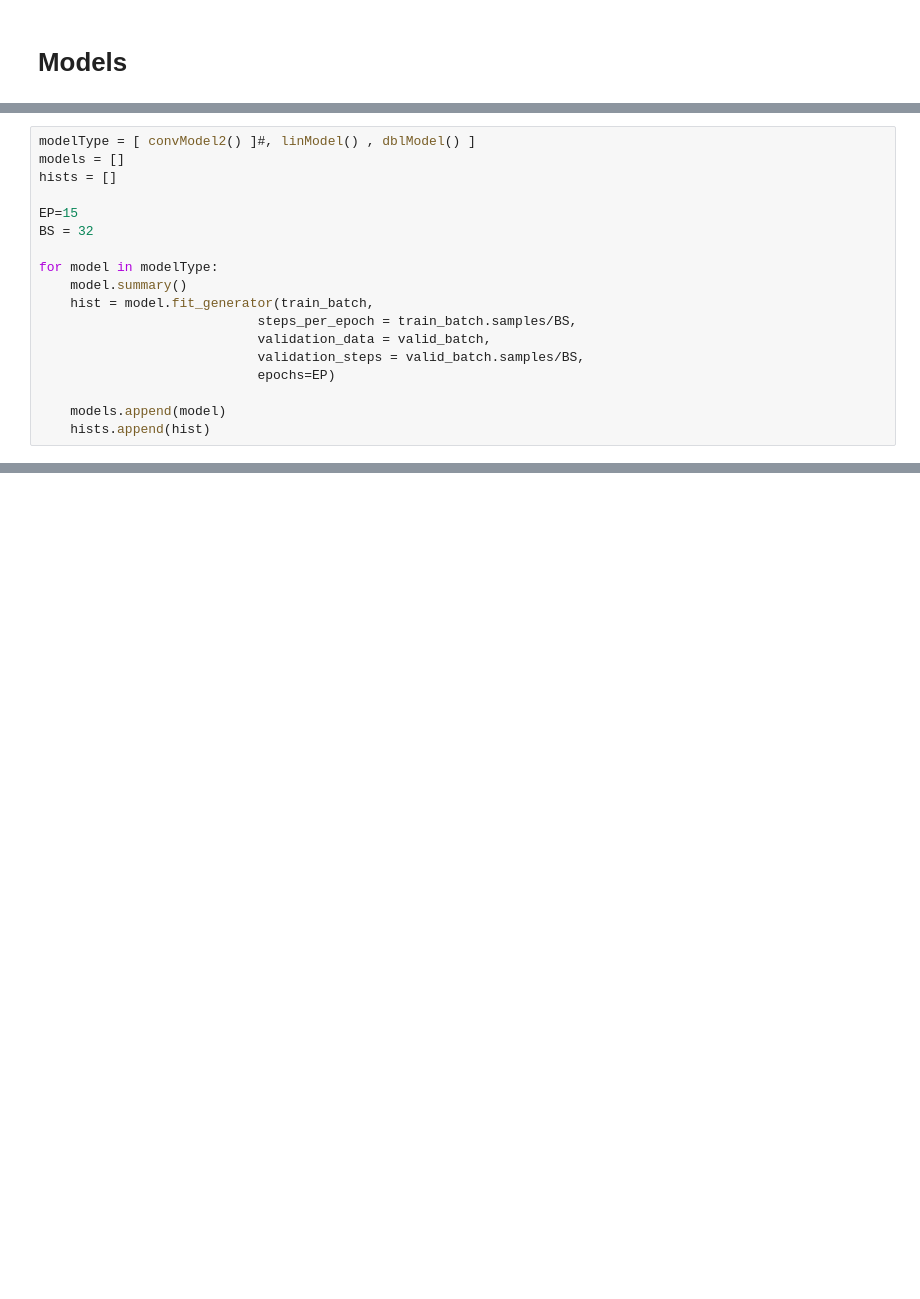
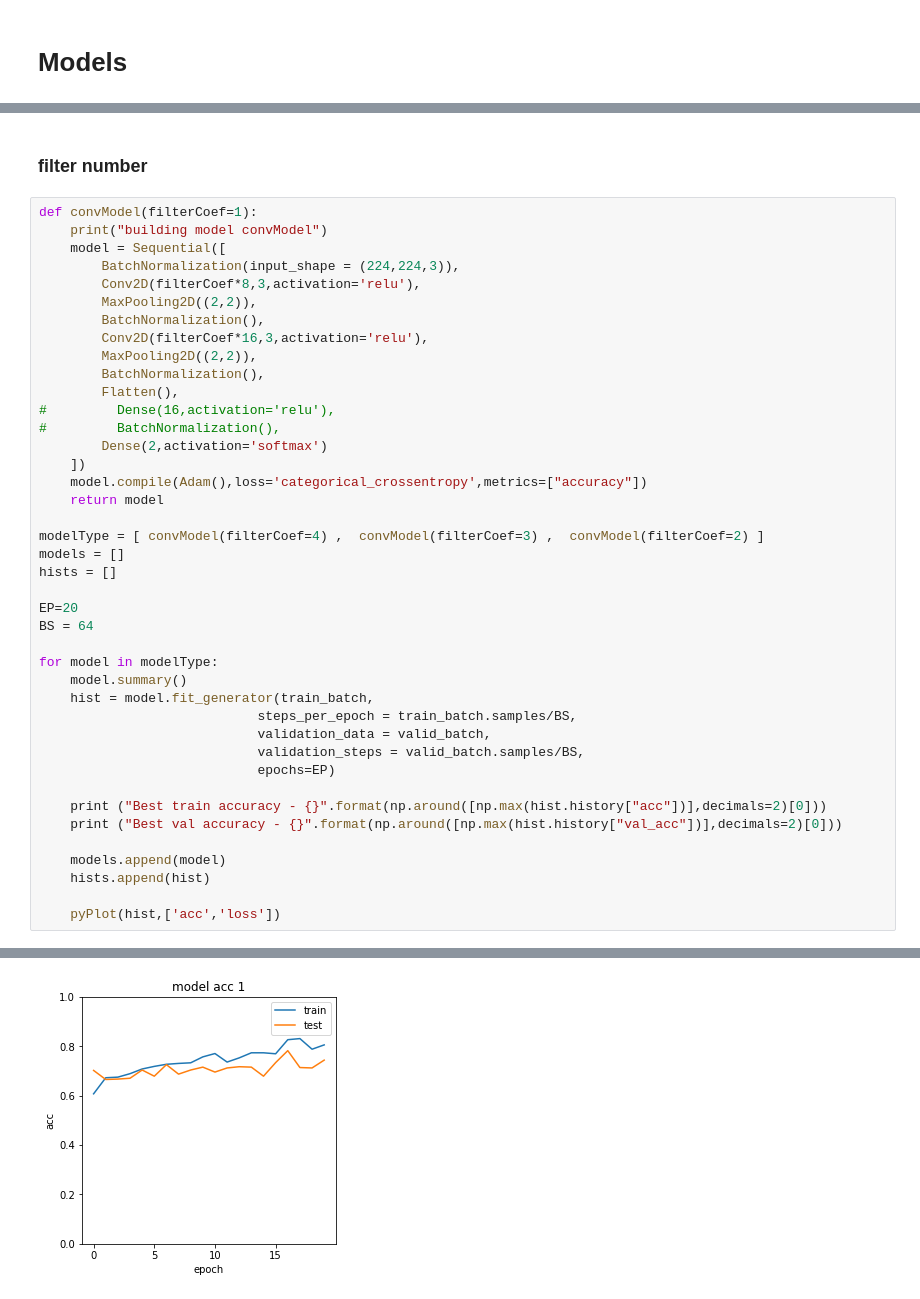
Before and after one commit to nixXx13/raspPi-detectionApp, a Jupyter notebook: ai_module/sd.ipynb, the cells around one changed output, grey strips where cells are left out. Cells and saved outputs as stored; diff of their text form; blank space fills up the shorter version.

```diff
--- a/ai_module/sd.ipynb
+++ b/ai_module/sd.ipynb
@@ -700,18 +411,0 @@ def convModel2():
-# %%
-modelType = [ convModel2() ]#, linModel() , dblModel() ]
-models = []
-hists = []
-
-EP=15
-BS = 32
-
-for model in modelType:
-    model.summary()
-    hist = model.fit_generator(train_batch,
-                            steps_per_epoch = train_batch.samples/BS,
-                            validation_data = valid_batch,
-                            validation_steps = valid_batch.samples/BS,
-                            epochs=EP)
-
-    models.append(model)
-    hists.append(hist)
@@ -740,0 +606,44 @@ Epoch 6/15
+# %% [markdown]
+### filter number
+# %%
+def convModel(filterCoef=1):
+    print("building model convModel")
+    model = Sequential([
+        BatchNormalization(input_shape = (224,224,3)),
+        Conv2D(filterCoef*8,3,activation='relu'),
+        MaxPooling2D((2,2)),
+        BatchNormalization(),
+        Conv2D(filterCoef*16,3,activation='relu'),
+        MaxPooling2D((2,2)),
+        BatchNormalization(),
+        Flatten(),
+#         Dense(16,activation='relu'),
+#         BatchNormalization(),
+        Dense(2,activation='softmax')
+    ])
+    model.compile(Adam(),loss='categorical_crossentropy',metrics=["accuracy"])
+    return model
+
+modelType = [ convModel(filterCoef=4) ,  convModel(filterCoef=3) ,  convModel(filterCoef=2) ]
+models = []
+hists = []
+
+EP=20
+BS = 64
+
+for model in modelType:
+    model.summary()
+    hist = model.fit_generator(train_batch,
+                            steps_per_epoch = train_batch.samples/BS,
+                            validation_data = valid_batch,
+                            validation_steps = valid_batch.samples/BS,
+                            epochs=EP)
+
+    print ("Best train accuracy - {}".format(np.around([np.max(hist.history["acc"])],decimals=2)[0]))
+    print ("Best val accuracy - {}".format(np.around([np.max(hist.history["val_acc"])],decimals=2)[0]))
+
+    models.append(model)
+    hists.append(hist)
+
+    pyPlot(hist,['acc','loss'])
+# %% [output]
@@ -740,0 +667 @@ Epoch 6/15
+[figure, added]
```
Also changed, not shown: parts of 118 cells of this notebook.
